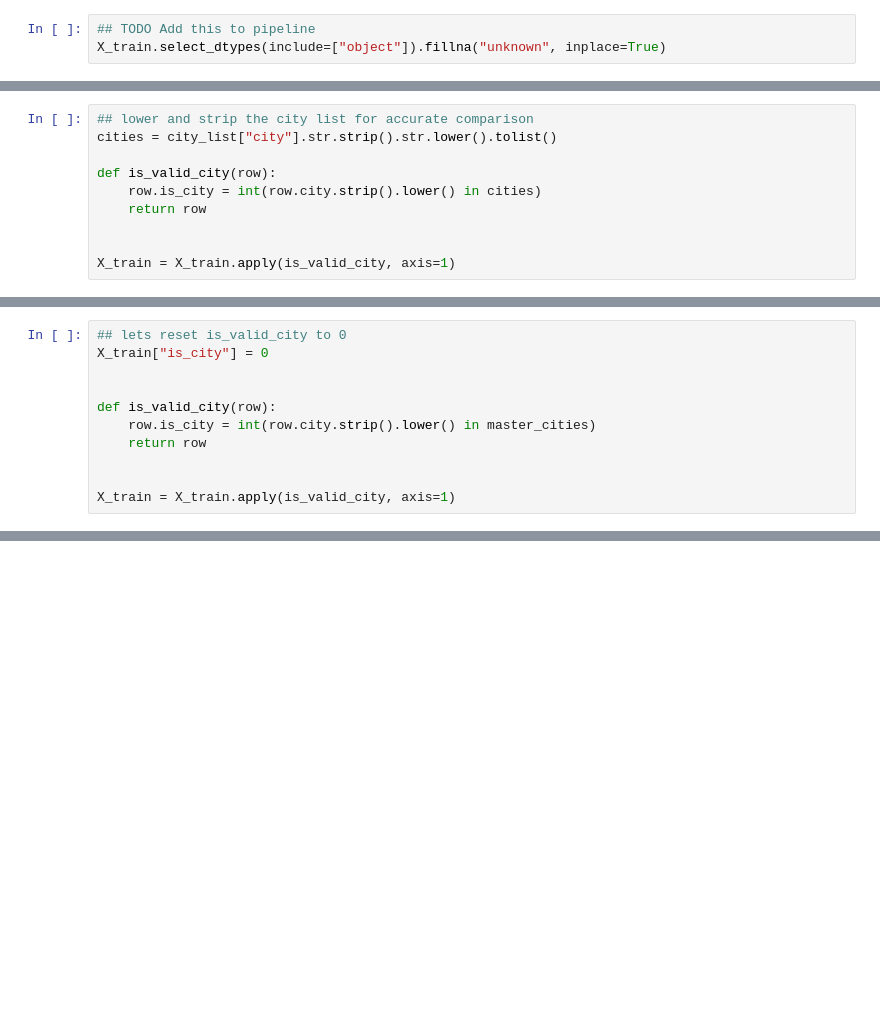
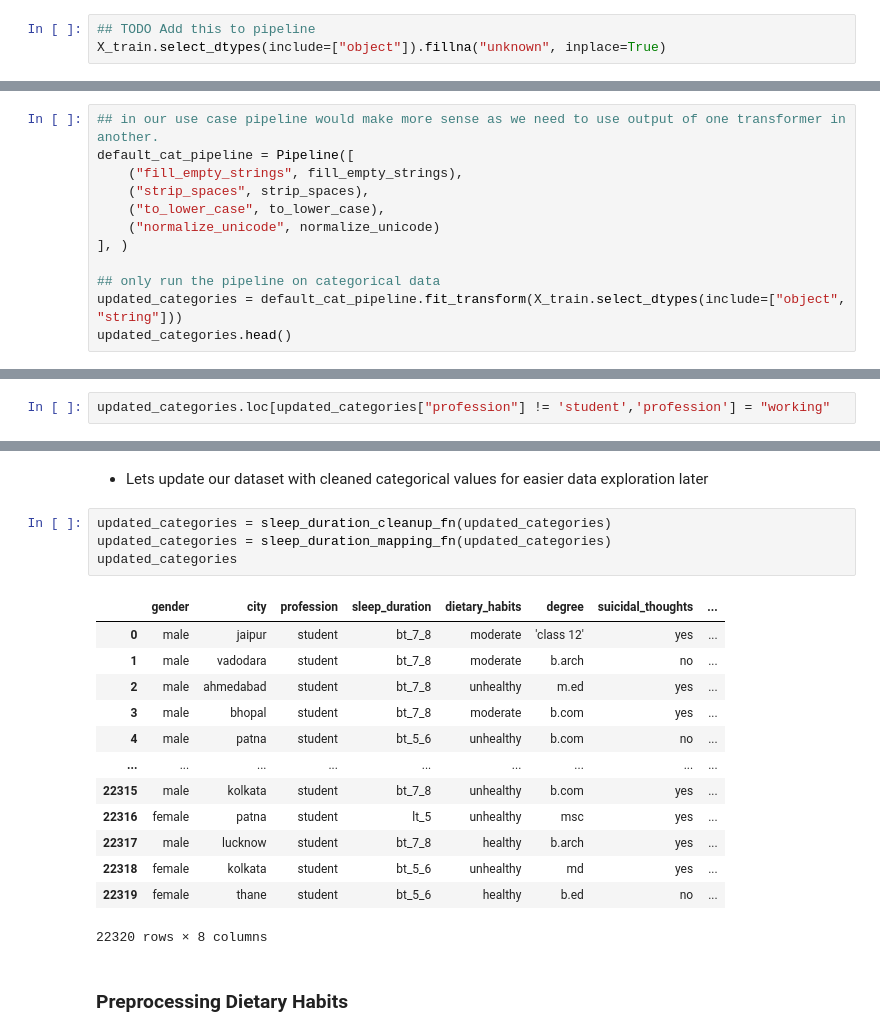
Before and after one commit to gaurangdave/mental_health_ml, a Jupyter notebook: notebooks/01_data_exploration.ipynb, the cells around one changed output, grey strips where cells are left out. Saved outputs shown, nothing was run; the diff lists cells and outputs as text; blank space fills up the shorter version.

Commit message:
created a list of preprocessing pipelines for categorical data

```diff
--- a/notebooks/01_data_exploration.ipynb
+++ b/notebooks/01_data_exploration.ipynb
@@ -357,10 +96,0 @@ X_train["city"] = X_train["city"].map(lambda ct: unicodedata.normalize("NFKD",ct
-# %%
-## lower and strip the city list for accurate comparison
-cities = city_list["city"].str.strip().str.lower().tolist()
-
-def is_valid_city(row):
-    row.is_city = int(row.city.strip().lower() in cities)
-    return row
-
-
-X_train = X_train.apply(is_valid_city, axis=1)
@@ -417,11 +96,0 @@ master_cities[:5]
-# %%
-## lets reset is_valid_city to 0
-X_train["is_city"] = 0
-
-
-def is_valid_city(row):
-    row.is_city = int(row.city.strip().lower() in master_cities)
-    return row
-
-
-X_train = X_train.apply(is_valid_city, axis=1)
@@ -461,0 +156,12 @@ master_cities
+# %%
+## in our use case pipeline would make more sense as we need to use output of one transformer in another.
+default_cat_pipeline = Pipeline([
+    ("fill_empty_strings", fill_empty_strings),
+    ("strip_spaces", strip_spaces),
+    ("to_lower_case", to_lower_case),
+    ("normalize_unicode", normalize_unicode)
+], )
+
+## only run the pipeline on categorical data
+updated_categories = default_cat_pipeline.fit_transform(X_train.select_dtypes(include=["object", "string"]))
+updated_categories.head()
@@ -461,0 +268,2 @@ master_cities
+# %%
+updated_categories.loc[updated_categories["profession"] != 'student','profession'] = "working"
@@ -461,0 +369,22 @@ master_cities
+# %% [markdown]
+* Lets update our dataset with cleaned categorical values for easier data exploration later
+# %%
+updated_categories = sleep_duration_cleanup_fn(updated_categories)
+updated_categories = sleep_duration_mapping_fn(updated_categories)
+updated_categories
+# %% [output]
+|  | gender | city | profession | sleep_duration | dietary_habits | degree | suicidal_thoughts | ... |
+| 0 | male | jaipur | student | bt_7_8 | moderate | 'class 12' | yes | ... |
+| 1 | male | vadodara | student | bt_7_8 | moderate | b.arch | no | ... |
+| 2 | male | ahmedabad | student | bt_7_8 | unhealthy | m.ed | yes | ... |
+| 3 | male | bhopal | student | bt_7_8 | moderate | b.com | yes | ... |
+| 4 | male | patna | student | bt_5_6 | unhealthy | b.com | no | ... |
+| ... | ... | ... | ... | ... | ... | ... | ... | ... |
+| 22315 | male | kolkata | student | bt_7_8 | unhealthy | b.com | yes | ... |
+| 22316 | female | patna | student | lt_5 | unhealthy | msc | yes | ... |
+| 22317 | male | lucknow | student | bt_7_8 | healthy | b.arch | yes | ... |
+| 22318 | female | kolkata | student | bt_5_6 | unhealthy | md | yes | ... |
+| 22319 | female | thane | student | bt_5_6 | healthy | b.ed | no | ... |
+22320 rows × 8 columns
+# %% [markdown]
+### Preprocessing Dietary Habits
```
Also changed, not shown: parts of 95 cells of this notebook, 3 other files.
